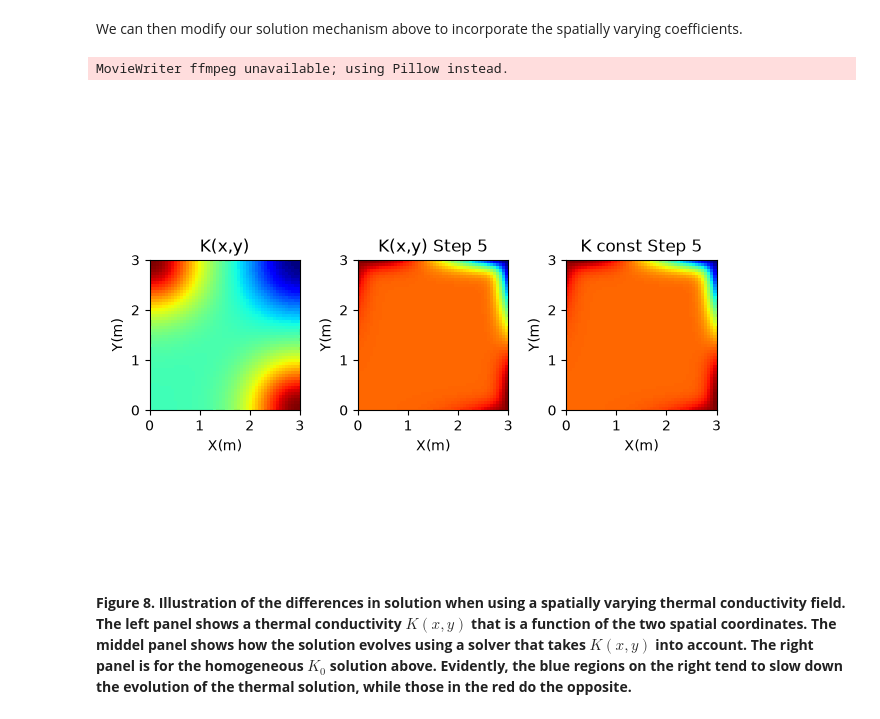
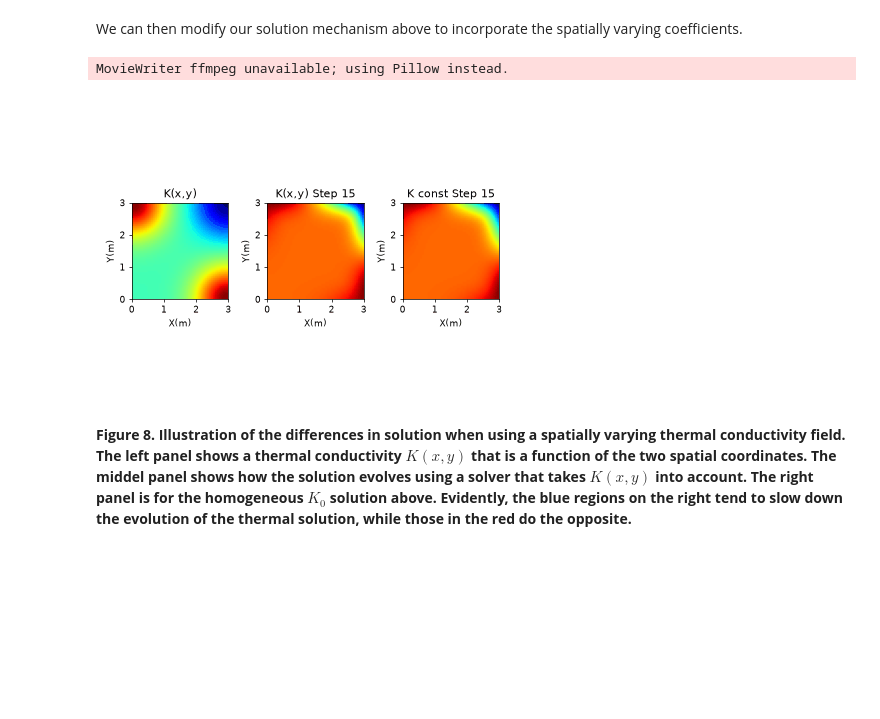
Before and after one commit to jinwar/GeophysicsComputing_GPGN436536, a Jupyter notebook: 04_Elliptical_PDEs.ipynb, the cells around one changed output. Saved outputs shown, nothing was run; the diff lists cells and outputs as text; code cells hidden in the pictures; blank space fills up the shorter version.

```diff
--- a/04_Elliptical_PDEs.ipynb
+++ b/04_Elliptical_PDEs.ipynb
@@ -857,39 +857,39 @@ for i in range(nt):
 
 ## . . Animate Solution and compute error
 k = 0
-kskip = 5
+kskip = 15
 
 ## . . Set up movie
 fig4,ax4 = plt.subplots(1,3)
 fig4.subplots_adjust(0,0,1,1)
-fig4.set_dpi(100)
+fig4.set_dpi(65)
 
 def Laplace_heterogeneous_animate(i):
     # . . f and c are indexed [ix,iy] (need transpose); K already has x horizontal, y vertical
     global k
     x = f[:,:,k]
     y = c[:,:,k]
     ax4[0].imshow(K,cmap='jet',extent=[xmin,xmax,ymin,ymax],vmin=Kmin,vmax=Kmax,origin='lower')
     ax4[0].set(xlabel='X(m)', ylabel='Y(m)')
     ax4[0].set_title('K(x,y)',fontsize=12)
     ax4[1].imshow(x.T ,cmap='jet',extent=[xmin,xmax,ymin,ymax],vmin=vmin,vmax=vmax,origin='lower')
     ax4[1].set(xlabel='X(m)', ylabel='Y(m)')
     ax4[1].set_title('K(x,y) Step %s'%k,fontsize=12)
     ax4[2].imshow(y.T ,cmap='jet',extent=[xmin,xmax,ymin,ymax],vmin=vmin,vmax=vmax,origin='lower')
     ax4[2].set(xlabel='X(m)', ylabel='Y(m)')
     ax4[2].set_title('K const Step %s'%k,fontsize=12)
     k += kskip
     plt.tight_layout()
 
 ## . . Call the animator
 ani_filename = 'Ex3.gif'
 anim4 = animation.FuncAnimation(fig4,Laplace_heterogeneous_animate,frames=int((nt-2*kskip)/kskip),interval=100)
 anim4.save(ani_filename)
 plt.close()
 
 Image(open(ani_filename,'rb').read())
 # %% [output]
 MovieWriter ffmpeg unavailable; using Pillow instead.
-[figure, old version]
+[figure, new version]
 # %% [markdown]
 **Figure 8. Illustration of the differences in solution when using a spatially varying thermal conductivity field.  The left panel shows a thermal conductivity $K(x,y)$ that is a function of the two spatial coordinates. The middel panel shows how the solution evolves using a solver that takes $K(x,y)$ into account.  The right panel is for the homogeneous $K_0$ solution above.  Evidently, the blue regions on the right tend to slow down the evolution of the thermal solution, while those in the red do the opposite.**
```
Also changed, not shown: parts of 2 cells of this notebook.
